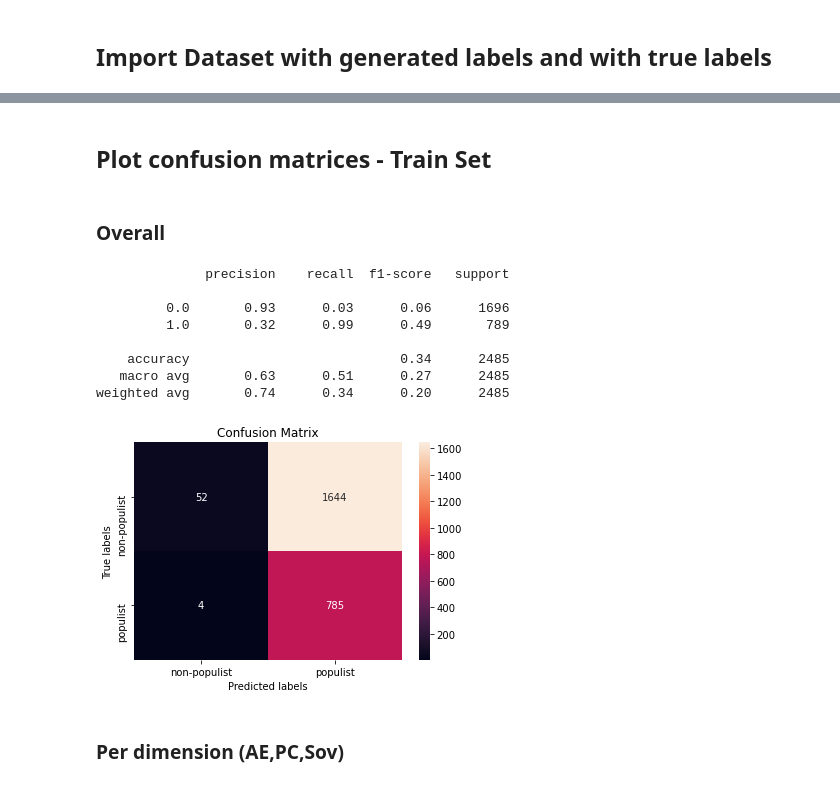
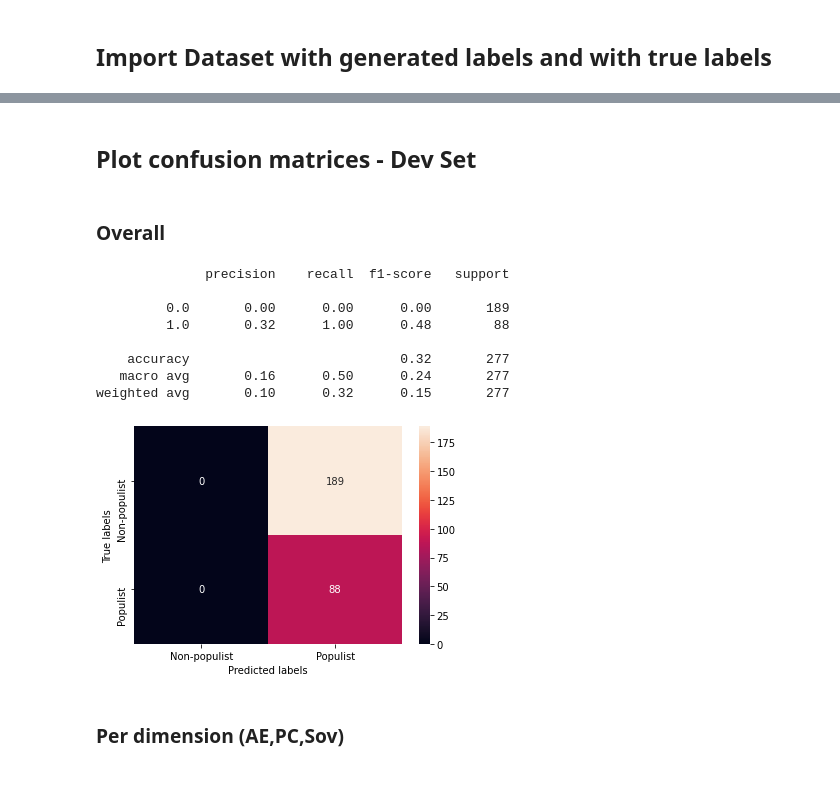
Before and after one commit to dschweim/WeakSupervisionForPopulismDetection, a Jupyter notebook: Notebooks/Interpretation and Error Analysis Label Models.ipynb, the cells around one changed output, grey strips where cells are left out. Drawn from its saved outputs; the diff is of its cells as text; code cells hidden in the pictures.

```diff
--- a/Notebooks/Interpretation and Error Analysis Label Models.ipynb
+++ b/Notebooks/Interpretation and Error Analysis Label Models.ipynb
@@ -4,8 +4,8 @@ from sklearn.model_selection import train_test_split
 # %% [markdown]
 ## Import Dataset with generated labels and with true labels
 # %%
-train_labeled = pd.read_csv('C:/Users/dschw/Documents/GitHub/Thesis/Output/Snorkel/labeled_df_train.csv')
-## Plot confusion matrices - Train Set
+dev_labeled = pd.read_csv('C:/Users/dschw/Documents/GitHub/Thesis/Experiments/Label_Outputs/1_Full/labeled_df_dev.csv')
+## Plot confusion matrices - dev Set
 # %%
 def generate_train_dev_test_split(df):
     """
@@ -31,2 +29,5 @@ train_labeled.set_index('Unnamed: 0', inplace=True)
 # %%
-merged_df = train_labeled.join(train)
+# Merge labeled df with true labels
+dev_labeled.set_index('Unnamed: 0', inplace=True)
+merged_df = dev_labeled.join(dev)
+merged_df
@@ -33,5 +49,5 @@ merged_df = train_labeled.join(train)
 # %% [markdown]
-## Plot confusion matrices - Train Set
+## Plot confusion matrices - Dev Set
 # %% [markdown]
 ### Overall
 # %%
@@ -49,26 +65,25 @@ print(classification_report(y_true, y_pred))
 # %% [output]
               precision    recall  f1-score   support
 
-         0.0       0.93      0.03      0.06      1696
-         1.0       0.32      0.99      0.49       789
+         0.0       0.00      0.00      0.00       189
+         1.0       0.32      1.00      0.48        88
 
-    accuracy                           0.34      2485
-   macro avg       0.63      0.51      0.27      2485
-weighted avg       0.74      0.34      0.20      2485
+    accuracy                           0.32       277
+   macro avg       0.16      0.50      0.24       277
+weighted avg       0.10      0.32      0.15       277
 # %%
 import seaborn as sns
 import matplotlib.pyplot as plt
 
 ax= plt.subplot()
 sns.heatmap(cm, annot=True, fmt='g', ax=ax);  #annot=True to annotate cells, ftm='g' to disable scientific notation
 
 # labels, title and ticks
 ax.set_xlabel('Predicted labels');ax.set_ylabel('True labels');
-ax.set_title('Confusion Matrix');
-ax.xaxis.set_ticklabels(['non-populist', 'populist']); ax.yaxis.set_ticklabels(['non-populist', 'populist']);
-plt.savefig('cm_label_model_all.png')
+ax.xaxis.set_ticklabels(['Non-populist', 'Populist']); ax.yaxis.set_ticklabels(['Non-populist', 'Populist']);
+plt.savefig('images/cm_label_model_signal_thres_all.png')
 # %% [output]
-[figure, old version]
+[figure, new version]
 # %% [markdown]
 ### Per dimension (AE,PC,Sov)
 # %%
```
Also changed, not shown: parts of 14 cells of this notebook, 18 other files.
